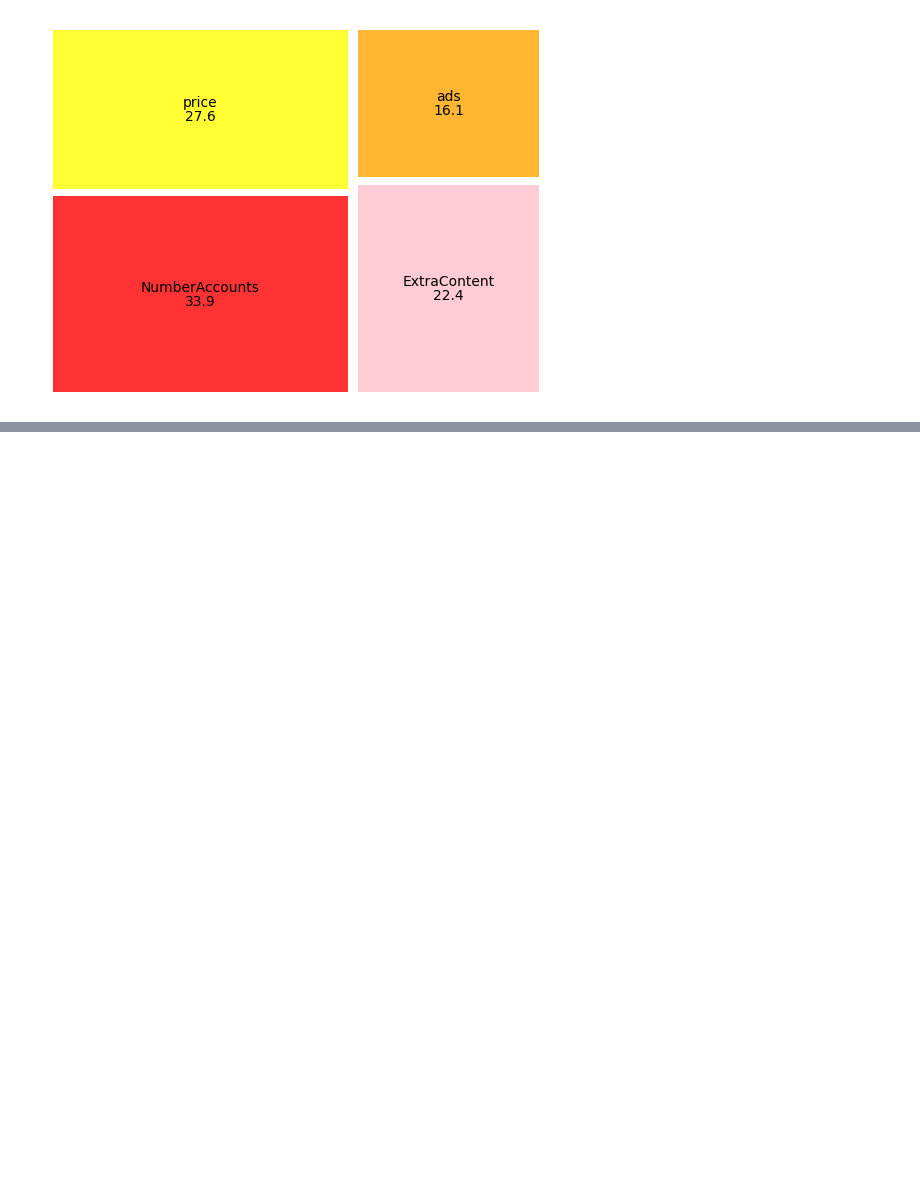
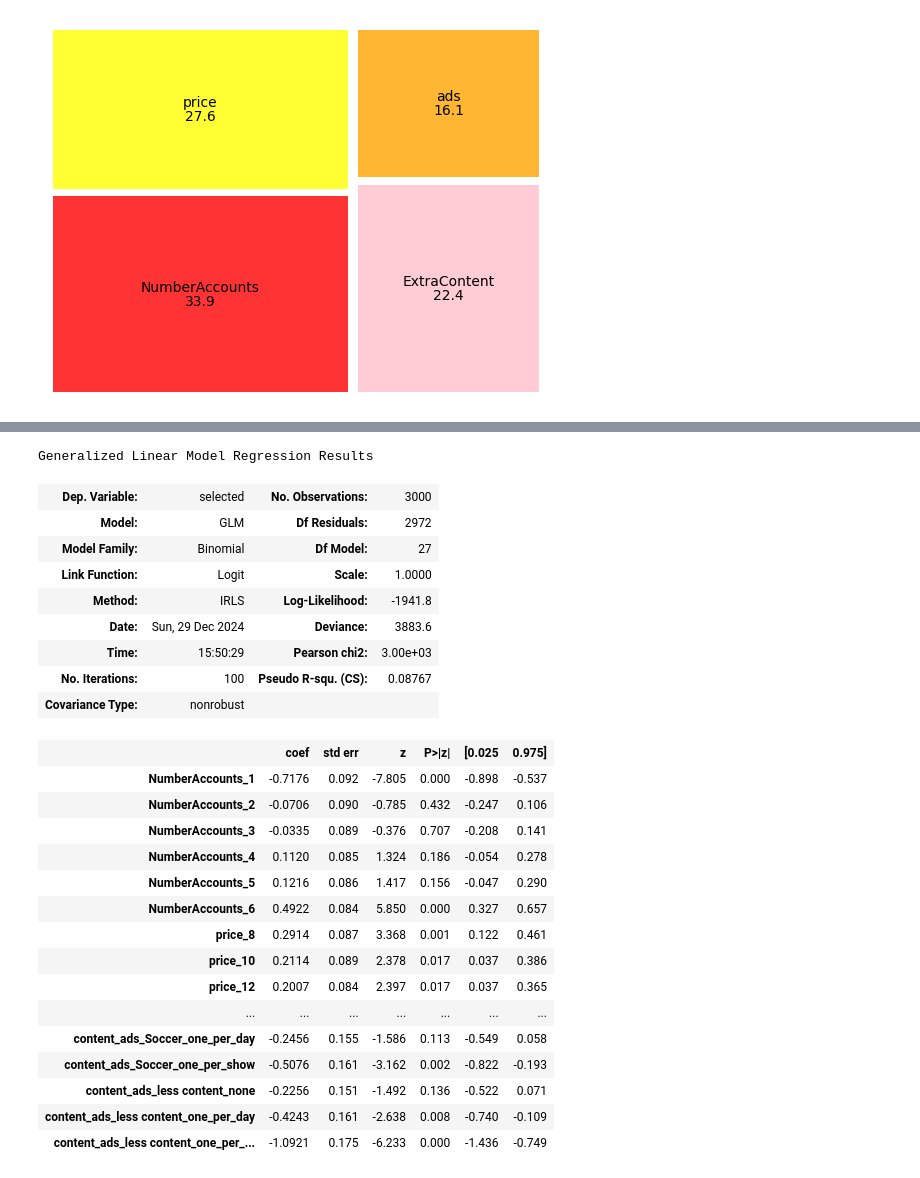
Before and after one commit to jeremysb1/conjoint-analysis, a Jupyter notebook: cbc.ipynb, the cells around one changed output, grey strips where cells are left out. Cells and saved outputs as stored; diff of their text form; code cells hidden in the pictures; blank space fills up the shorter version.

Commit message:
added interaction terms and regression model

```diff
--- a/cbc.ipynb
+++ b/cbc.ipynb
@@ -282,0 +285,4 @@ plt.show()
+# %%
+# create interaction terms
+df['content_ads'] = df.ExtraContent + "_" + df.ads
+df.head()
@@ -282,0 +296,4 @@ plt.show()
+# %%
+# remove the variables in the interaction term
+df_interaction = df.drop(columns = ['ExtraContent', 'ads'])
+df_interaction.head()
@@ -282,0 +307,5 @@ plt.show()
+# %%
+# isolate X and y
+y = df_interaction.selected
+X = df_interaction.drop(columns = ['selected', 'customerid'])
+X.head(2)
@@ -282,0 +316,4 @@ plt.show()
+# %%
+# created dummy variables
+X_dummy = pd.get_dummies(X, columns = X.columns)
+X_dummy.head()
@@ -282,0 +328,34 @@ plt.show()
+# %%
+# build the regression model
+model2 = sm.GLM(y,
+               X_dummy,
+               family = sm.families.Binomial()).fit()
+
+model2.summary()
+# %% [output]
+Generalized Linear Model Regression Results
+| Dep. Variable: | selected | No. Observations: | 3000 |
+| Model: | GLM | Df Residuals: | 2972 |
+| Model Family: | Binomial | Df Model: | 27 |
+| Link Function: | Logit | Scale: | 1.0000 |
+| Method: | IRLS | Log-Likelihood: | -1941.8 |
+| Date: | Sun, 29 Dec 2024 | Deviance: | 3883.6 |
+| Time: | 15:50:29 | Pearson chi2: | 3.00e+03 |
+| No. Iterations: | 100 | Pseudo R-squ. (CS): | 0.08767 |
+| Covariance Type: | nonrobust |  |  |
+|  | coef | std err | z | P>|z| | [0.025 | 0.975] |
+| NumberAccounts_1 | -0.7176 | 0.092 | -7.805 | 0.000 | -0.898 | -0.537 |
+| NumberAccounts_2 | -0.0706 | 0.090 | -0.785 | 0.432 | -0.247 | 0.106 |
+| NumberAccounts_3 | -0.0335 | 0.089 | -0.376 | 0.707 | -0.208 | 0.141 |
+| NumberAccounts_4 | 0.1120 | 0.085 | 1.324 | 0.186 | -0.054 | 0.278 |
+| NumberAccounts_5 | 0.1216 | 0.086 | 1.417 | 0.156 | -0.047 | 0.290 |
+| NumberAccounts_6 | 0.4922 | 0.084 | 5.850 | 0.000 | 0.327 | 0.657 |
+| price_8 | 0.2914 | 0.087 | 3.368 | 0.001 | 0.122 | 0.461 |
+| price_10 | 0.2114 | 0.089 | 2.378 | 0.017 | 0.037 | 0.386 |
+| price_12 | 0.2007 | 0.084 | 2.397 | 0.017 | 0.037 | 0.365 |
+| ... | ... | ... | ... | ... | ... | ... |
+| content_ads_Soccer_one_per_day | -0.2456 | 0.155 | -1.586 | 0.113 | -0.549 | 0.058 |
+| content_ads_Soccer_one_per_show | -0.5076 | 0.161 | -3.162 | 0.002 | -0.822 | -0.193 |
+| content_ads_less content_none | -0.2256 | 0.151 | -1.492 | 0.136 | -0.522 | 0.071 |
+| content_ads_less content_one_per_day | -0.4243 | 0.161 | -2.638 | 0.008 | -0.740 | -0.109 |
+| content_ads_less content_one_per_... | -1.0921 | 0.175 | -6.233 | 0.000 | -1.436 | -0.749 |
```
Also changed, not shown: parts of 6 cells of this notebook.
